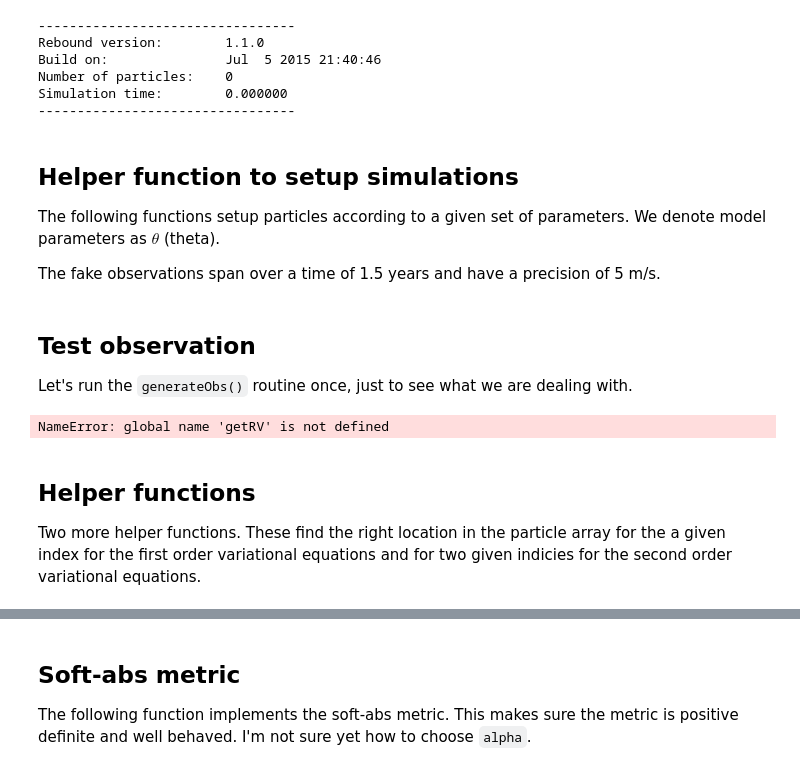
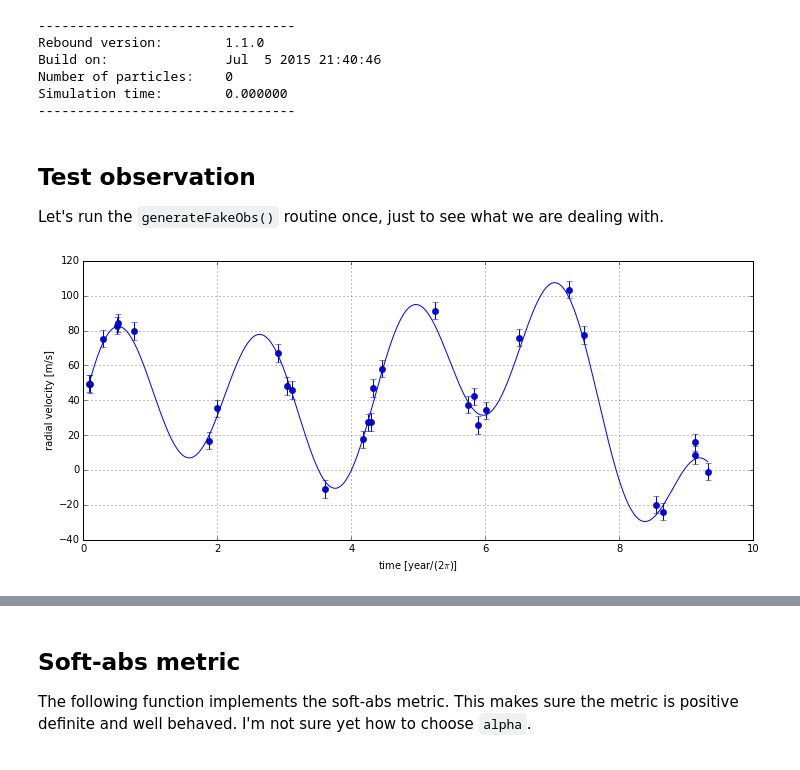
Before and after one commit to toni88x/rebound, a Jupyter notebook: simplifiedMMALA.ipynb, the cells around one changed output, grey strips where cells are left out. Saved outputs shown, nothing was run; the diff lists cells and outputs as text; code cells hidden in the pictures.

```diff
--- a/simplifiedMMALA.ipynb
+++ b/simplifiedMMALA.ipynb
@@ -20,8 +21,3 @@ Build on:               Jul  5 2015 21:40:46
 Number of particles:    0
 Simulation time:        0.000000
 ---------------------------------
-# %% [markdown]
-## Helper function to setup simulations
-The following functions setup particles according to a given set of parameters. We denote model parameters as $\theta$ (theta).
-
-The fake observations span over a time of 1.5 years and have a precision of 5 m/s.
@@ -37,20 +24,17 @@ def generateObs(thetao, data_N):
 # %% [markdown]
 ## Test observation
-Let's run the `generateObs()` routine once, just to see what we are dealing with.
+Let's run the `generateFakeObs()` routine once, just to see what we are dealing with.
 # %%
 N = 4
 theta_names              = ["a_1", "m_1", "anom_1", "a_2", "m_2", "anom_2", "a_3", "m_3"]
 theta_test               = [1.,    1e-3,  1.,       .5,    1e-3,  0.3,      2.,   3e-3]
-generateObs(theta_test,data_N=30)
+o = observation.FakeObservation(theta_test, theta_names)
 fig1 = plt.figure(figsize=(12,5))
-times = np.linspace(data_t[0],data_t[-1],500)
-s = simulation.Simulation()
-plt.plot(times, getRV(theta_test,times=times), color="b");
+times = np.linspace(o.t[0],o.t[-1],500)
+s = simulation.Simulation(theta_test, theta_names)
+plt.plot(times, s.getRV(times=times), color="b");
 plt.ylabel("radial velocity [m/s]"); plt.xlabel("time [year/(2$\pi$)]")
-plt.errorbar(data_t, data_rv, yerr=data_err, fmt="bo")
+plt.errorbar(o.t, o.rv, yerr=o.err, fmt="bo")
 plt.grid()
 # %% [output]
-NameError: global name 'getRV' is not defined
+[figure, added]
-# %% [markdown]
-## Helper functions
-Two more helper functions. These find the right location in the particle array for the a given index for the first order variational equations and for two given indicies for the second order variational equations.
```
Also changed, not shown: parts of 6 cells of this notebook, 2 other files.
